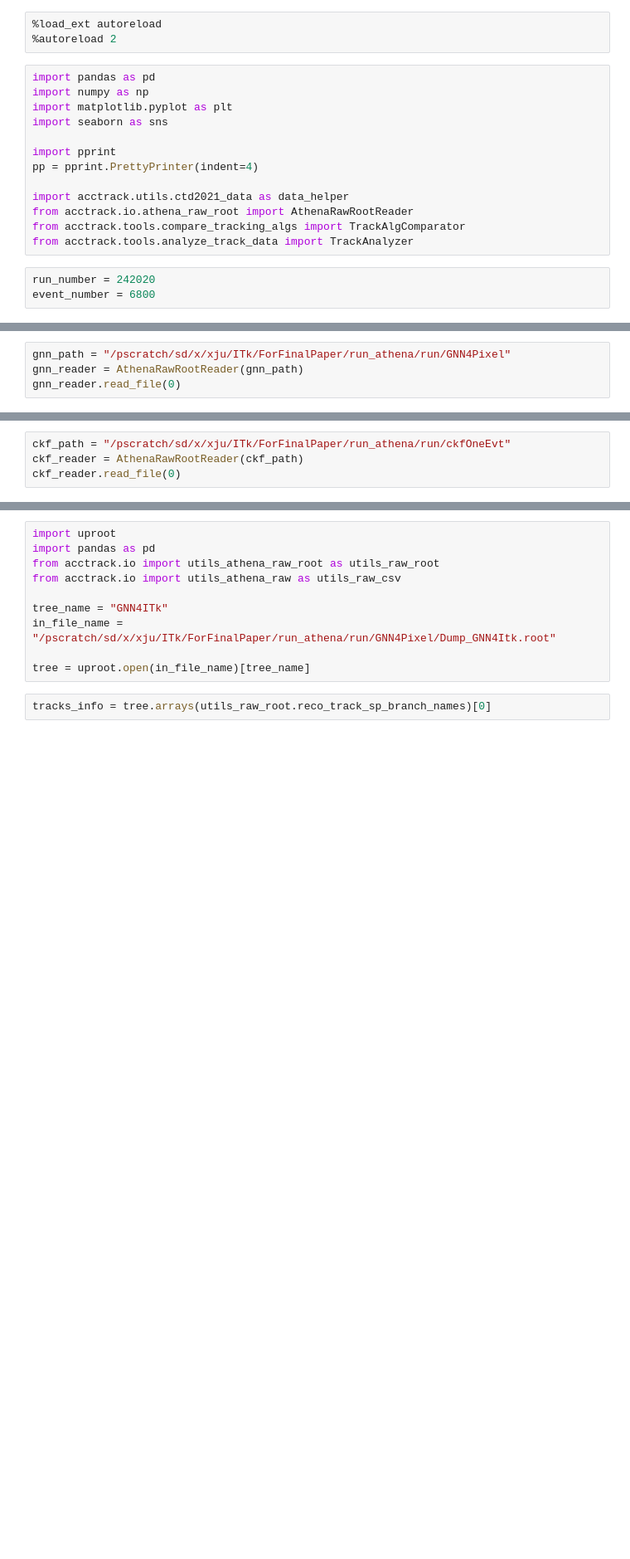
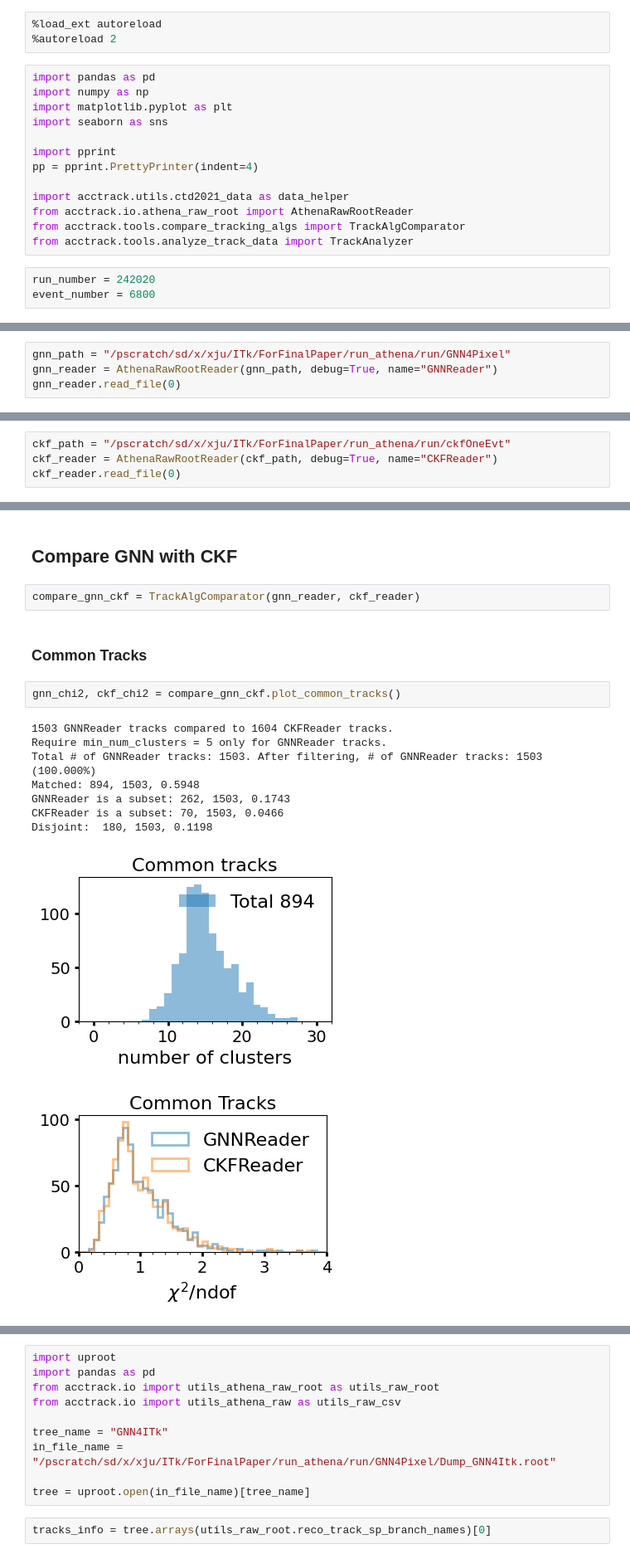
Before and after one commit to xju2/visual_tracks, a Jupyter notebook: notebooks/1.1compare_ckf_with_GNN-rel24.ipynb, the cells around one changed output, grey strips where cells are left out. Shown at 83% size. Saved outputs shown, nothing was run; the diff lists cells and outputs as text; blank space fills up the shorter version.

```diff
--- a/notebooks/1.1compare_ckf_with_GNN-rel24.ipynb
+++ b/notebooks/1.1compare_ckf_with_GNN-rel24.ipynb
@@ -20,6 +22,6 @@ event_number = 6800
 # %%
 gnn_path = "/pscratch/sd/x/xju/ITk/ForFinalPaper/run_athena/run/GNN4Pixel"
-gnn_reader = AthenaRawRootReader(gnn_path)
+gnn_reader = AthenaRawRootReader(gnn_path, debug=True, name="GNNReader")
 gnn_reader.read_file(0)
 # %% [output]
 Tree GNN4ITk is not in /pscratch/sd/x/xju/ITk/ForFinalPaper/run_athena/run/GNN4Pixel/physval.root
@@ -104,6 +51,6 @@ All matched to truth AthenaRawRootReader:  1349 1740 0.7752873563218391
 # %%
 ckf_path = "/pscratch/sd/x/xju/ITk/ForFinalPaper/run_athena/run/ckfOneEvt"
-ckf_reader = AthenaRawRootReader(ckf_path)
+ckf_reader = AthenaRawRootReader(ckf_path, debug=True, name="CKFReader")
 ckf_reader.read_file(0)
 # %% [output]
 Tree GNN4ITk is not in /pscratch/sd/x/xju/ITk/ForFinalPaper/run_athena/run/ckfOneEvt/physval.root
@@ -177,0 +101,18 @@ All matched to truth AthenaRawRootReader:  1432 1893 0.7564712097200211
+# %% [markdown]
+## Compare GNN with CKF
+# %%
+compare_gnn_ckf = TrackAlgComparator(gnn_reader, ckf_reader)
+# %% [markdown]
+### Common Tracks
+# %%
+gnn_chi2, ckf_chi2 = compare_gnn_ckf.plot_common_tracks()
+# %% [output]
+1503 GNNReader tracks compared to 1604 CKFReader tracks.
+Require min_num_clusters = 5 only for GNNReader tracks.
+Total # of GNNReader tracks: 1503. After filtering, # of GNNReader tracks: 1503 (100.000%)
+Matched: 894, 1503, 0.5948
+GNNReader is a subset: 262, 1503, 0.1743
+CKFReader is a subset: 70, 1503, 0.0466
+Disjoint:  180, 1503, 0.1198
+[figure, added]
+[figure, added]
```
Also changed, not shown: parts of 60 cells of this notebook.
